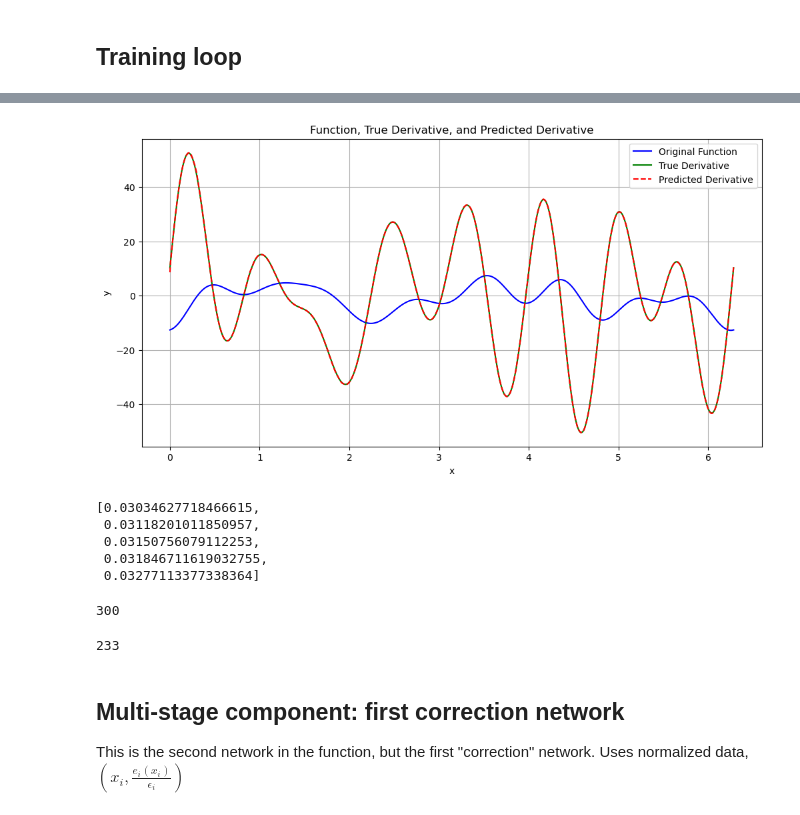
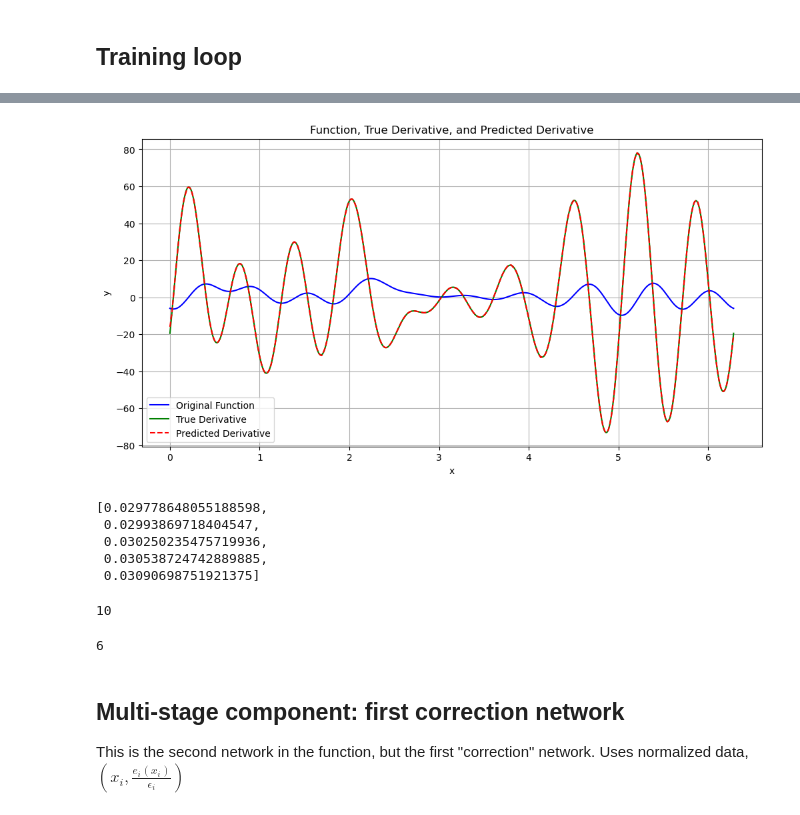
Before and after one commit to ewang26/multistage, a Jupyter notebook: data_generation.ipynb, the cells around one changed output, grey strips where cells are left out. Saved outputs shown, nothing was run; the diff lists cells and outputs as text; code cells hidden in the pictures.

Commit message:
Fixed some issues with second stage training

```diff
--- a/data_generation.ipynb
+++ b/data_generation.ipynb
@@ -120,7 +124,10 @@ def plot_function_and_derivative(dataloader):
 # Example usage:
 # Assuming you have already created your dataset and dataloader as before
 # dataset = FourierSeriesDataset(num_samples, num_points)
-train_dataloader_viz = DataLoader(train_dataset, batch_size=1, shuffle=True)
 
+def get_random_function(shuffle=True):
+    return DataLoader(train_dataset, batch_size=1, shuffle=shuffle)
+
+train_dataloader_viz = get_random_function(shuffle=False)
 plot_function_and_derivative(train_dataloader_viz)
 # %% [output]
@@ -146,6 +153,6 @@ class SimpleCNN(nn.Module):
         return x
 
 # Initialize the model, loss function, and optimizer
-model = SimpleCNN()
+model1 = SimpleCNN()
 criterion = nn.MSELoss()
-optimizer = optim.Adam(model.parameters())
+optimizer = optim.Adam(model1.parameters())
@@ -151,0 +161,2 @@ optimizer = optim.Adam(model.parameters())
+# %%
+model1.load_state_dict(torch.load('model_weights.pth'))
@@ -156,9 +169,9 @@ optimizer = optim.Adam(model.parameters())
 train_losses = []
 test_losses = []
 
-num_epochs = 300
+num_epochs = 10
 for epoch in range(num_epochs):
-    model.train()
+    model1.train()
     train_loss = 0.0
     test_loss = 0.0
 
@@ -168,7 +181,7 @@ for epoch in range(num_epochs):
         batch_derivatives = batch_derivatives.unsqueeze(1)
 
         # Forward pass
-        outputs = model(batch_functions)
+        outputs = model1(batch_functions)
         loss = criterion(outputs, batch_derivatives)
 
         # Backward pass and optimize
@@ -178,13 +191,13 @@ for epoch in range(num_epochs):
         train_loss += loss.item()
     train_loss /= len(train_dataloader)
 
-    model.eval()
+    model1.eval()
     with torch.no_grad():
         for b_test_functions, b_test_derivatives in test_dataloader:
             b_test_functions = b_test_functions.unsqueeze(1)
             b_test_derivatives = b_test_derivatives.unsqueeze(1)
 
-            test_outputs = model(b_test_functions)
+            test_outputs = model1(b_test_functions)
             batch_test_loss = criterion(test_outputs, b_test_derivatives)
 
             test_loss += batch_test_loss.item()
@@ -198,7 +211,8 @@ for epoch in range(num_epochs):
 
 
 # Save the model
-torch.save(model.state_dict(), 'model_weights.pth')
+# Don't save the model right now
+# torch.save(model.state_dict(), 'model_weights.pth')
 
 # To load the model later:
 # model = SimpleCNN()
@@ -251,37 +257,37 @@ plot_losses(train_losses=train_losses, test_losses=test_losses)
 # %%
-model.eval()  # Set the model to evaluation mode
+model1.eval()  # Set the model to evaluation mode
 
-train_dataloader_viz
+train_dataloader_viz = get_random_function(shuffle=True)
 # Get a random sample from the dataloader
 dataiter = iter(train_dataloader_viz)
 function, true_derivative = next(dataiter)
 
 # Reshape the input for the model
 function = function.unsqueeze(1)  # Add channel dimension
 
 # Make prediction
 with torch.no_grad():
-    predicted_derivative = model(function)
+    predicted_derivative = model1(function)
 
 # Convert tensors to numpy arrays for plotting
 x = torch.linspace(0, 2*torch.pi, 1000).numpy()
 function = function.squeeze().numpy()
 true_derivative = true_derivative.squeeze().numpy()
 predicted_derivative = predicted_derivative.squeeze().numpy()
 
 # Plot the results
 plt.figure(figsize=(12, 6))
 plt.plot(x, function, label='Original Function', color='blue')
 plt.plot(x, true_derivative, label='True Derivative', color='green')
 plt.plot(x, predicted_derivative, label='Predicted Derivative', color='red', linestyle='--')
 plt.title('Function, True Derivative, and Predicted Derivative')
 plt.xlabel('x')
 plt.ylabel('y')
 plt.legend()
 plt.grid(True)
 plt.show()
 # %% [output]
-[figure, old version]
+[figure, new version]
 # %%
 percent_changes = [(test_losses[i] - test_losses[i - 1]) / test_losses[i - 1] * 100 for i in range(1, len(test_losses))]
 num_above_5 = len([change for change in percent_changes if abs(change) > 5])
@@ -289,19 +295,19 @@ num_above_5 = len([change for change in percent_changes if abs(change) > 5])
 smallest_five = heapq.nsmallest(5, test_losses)
 smallest_five
 # %% [output]
-[0.03034627718466615,
- 0.03118201011850957,
- 0.03150756079112253,
- 0.031846711619032755,
- 0.03277113377338364]
+[0.029778648055188598,
+ 0.02993869718404547,
+ 0.030250235475719936,
+ 0.030538724742889885,
+ 0.03090698751921375]
 # %%
 len(test_losses)
 # %% [output]
-300
+10
 # %%
 num_above_5
 # %% [output]
-233
+6
 # %% [markdown]
 ## Multi-stage component: first correction network
 This is the second network in the function, but the first "correction" network.
```
Also changed, not shown: parts of 15 cells of this notebook.
